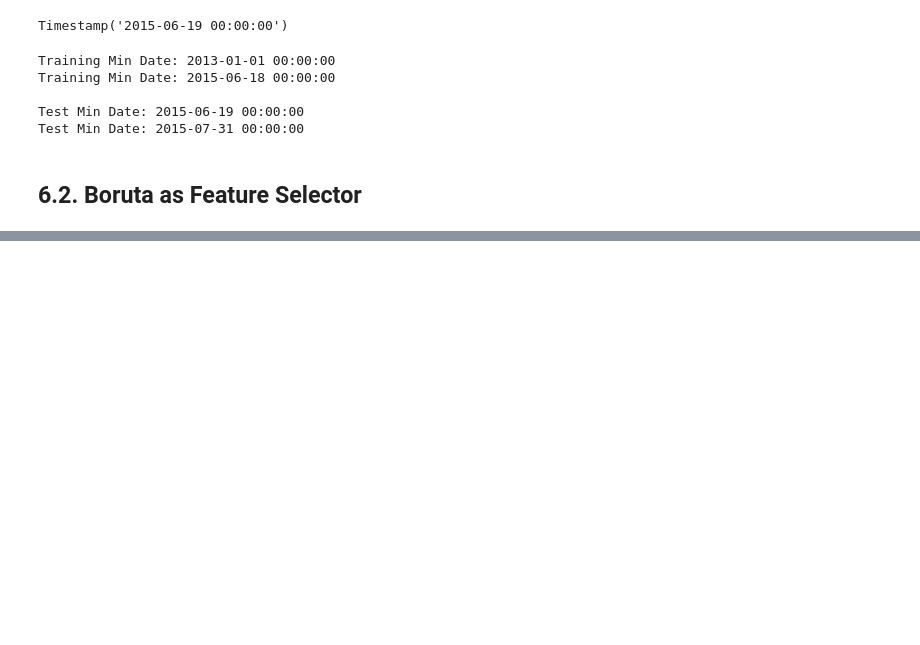
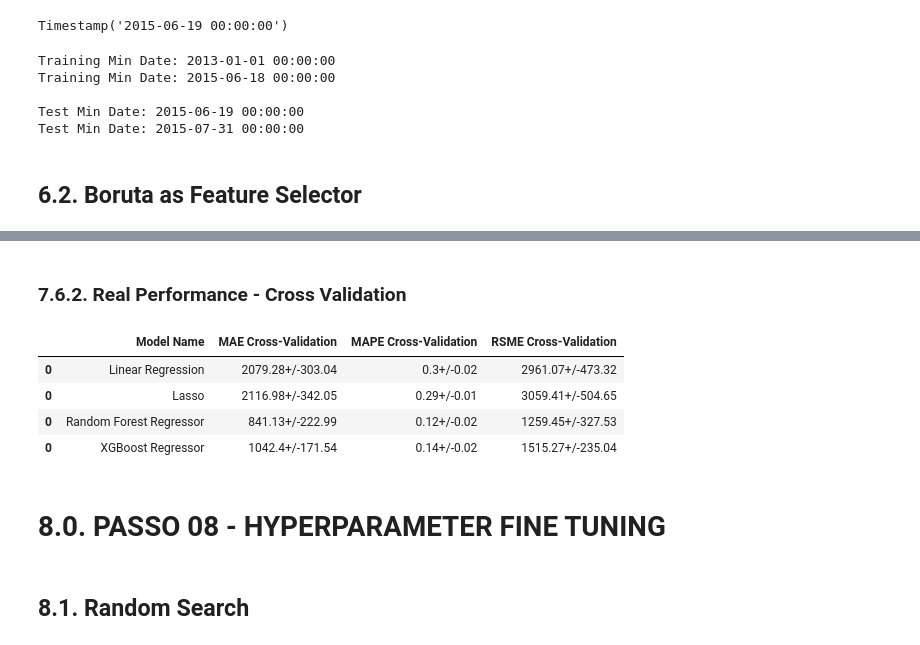
Before and after one commit to wwyler/Estudo, a Jupyter notebook: m06_v01_store_sales_prediction.ipynb, the cells around one changed output, grey strips where cells are left out. Saved outputs shown, nothing was run; the diff lists cells and outputs as text; code cells hidden in the pictures; blank space fills up the shorter version.

Commit message:
hyperparameter fine tuning strategy done

```diff
--- a/m06_v01_store_sales_prediction.ipynb
+++ b/m06_v01_store_sales_prediction.ipynb
@@ -1056,0 +1210,3 @@ cols_not_selected_boruta
+# %%
+rf_result_cv = cross_validation(x_training, 5, 'Random Forest Regressor', rf, verbose=True)
+rf_result_cv
@@ -1056,0 +1247,3 @@ cols_not_selected_boruta
+# %%
+xgb_result_cv = cross_validation(x_training, 5, 'XGBoost Regressor', model_xgb, verbose=True)
+xgb_result_cv
@@ -1056,0 +1272,15 @@ cols_not_selected_boruta
+# %% [markdown]
+### 7.6.2. Real Performance - Cross Validation
+# %%
+modelling_result_cv = pd.concat([lr_result_cv, lrr_result_cv, rf_result_cv, xgb_result_cv])
+modelling_result_cv
+# %% [output]
+|  | Model Name | MAE Cross-Validation | MAPE Cross-Validation | RSME Cross-Validation |
+| 0 | Linear Regression | 2079.28+/-303.04 | 0.3+/-0.02 | 2961.07+/-473.32 |
+| 0 | Lasso | 2116.98+/-342.05 | 0.29+/-0.01 | 3059.41+/-504.65 |
+| 0 | Random Forest Regressor | 841.13+/-222.99 | 0.12+/-0.02 | 1259.45+/-327.53 |
+| 0 | XGBoost Regressor | 1042.4+/-171.54 | 0.14+/-0.02 | 1515.27+/-235.04 |
+# %% [markdown]
+# 8.0. PASSO 08 - HYPERPARAMETER FINE TUNING
+# %% [markdown]
+## 8.1. Random Search
```
Also changed, not shown: parts of 48 cells of this notebook.
